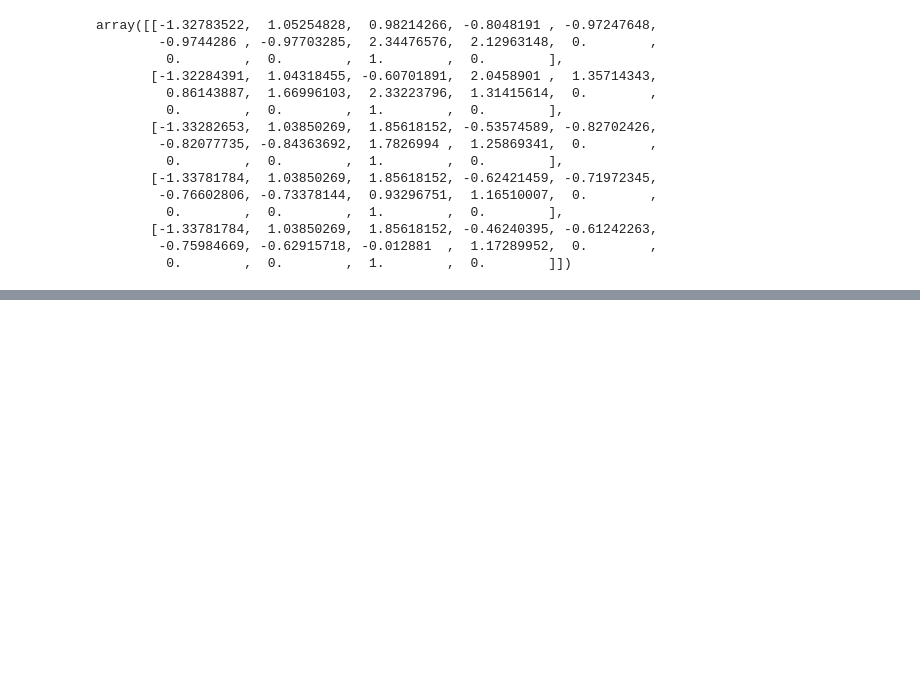
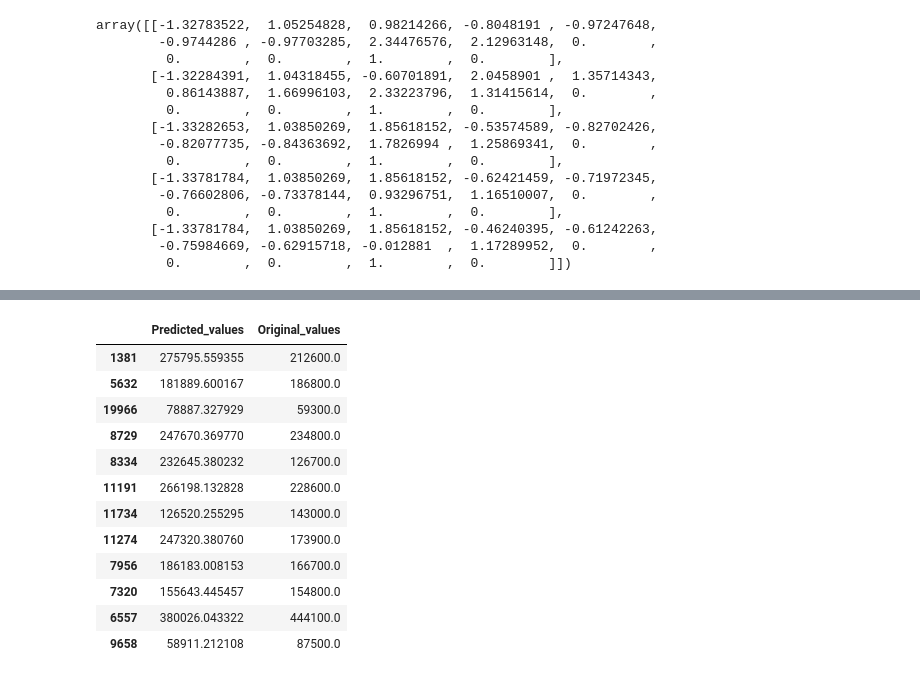
Before and after one commit to baxronovferuz1/DataScience_Np, a Jupyter notebook: machine_learning.ipynb, the cells around one changed output, grey strips where cells are left out. Cells and saved outputs as stored; diff of their text form; code cells hidden in the pictures; blank space fills up the shorter version.

```diff
--- a/machine_learning.ipynb
+++ b/machine_learning.ipynb
@@ -411,0 +450,3 @@ line_reg=LinearRegression()
+# %%
+test_label=Y.loc[test_data.index]
+test_label
@@ -411,0 +468,3 @@ line_reg=LinearRegression()
+# %%
+test_data_prepared=full_pipeline.transform(test_data)
+test_data_prepared
@@ -411,0 +489,2 @@ line_reg=LinearRegression()
+# %%
+predicted_label=line_reg.predict(test_data_prepared)
@@ -411,0 +514,16 @@ line_reg=LinearRegression()
+# %%
+pd.DataFrame({'Predicted_values':predicted_label, 'Original_values':test_label})
+# %% [output]
+|  | Predicted_values | Original_values |
+| 1381 | 275795.559355 | 212600.0 |
+| 5632 | 181889.600167 | 186800.0 |
+| 19966 | 78887.327929 | 59300.0 |
+| 8729 | 247670.369770 | 234800.0 |
+| 8334 | 232645.380232 | 126700.0 |
+| 11191 | 266198.132828 | 228600.0 |
+| 11734 | 126520.255295 | 143000.0 |
+| 11274 | 247320.380760 | 173900.0 |
+| 7956 | 186183.008153 | 166700.0 |
+| 7320 | 155643.445457 | 154800.0 |
+| 6557 | 380026.043322 | 444100.0 |
+| 9658 | 58911.212108 | 87500.0 |
```
Also changed, not shown: parts of 19 cells of this notebook.
